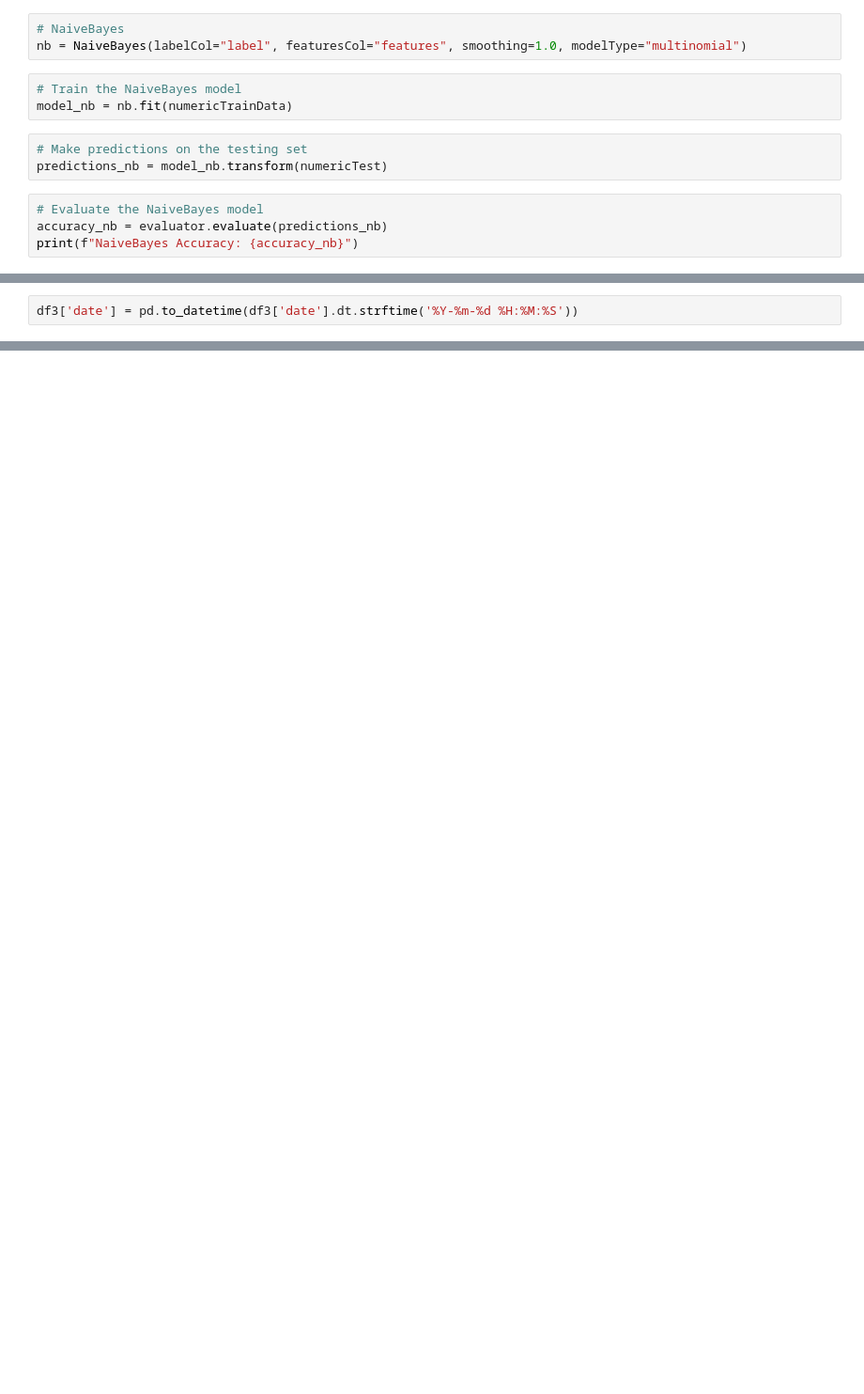
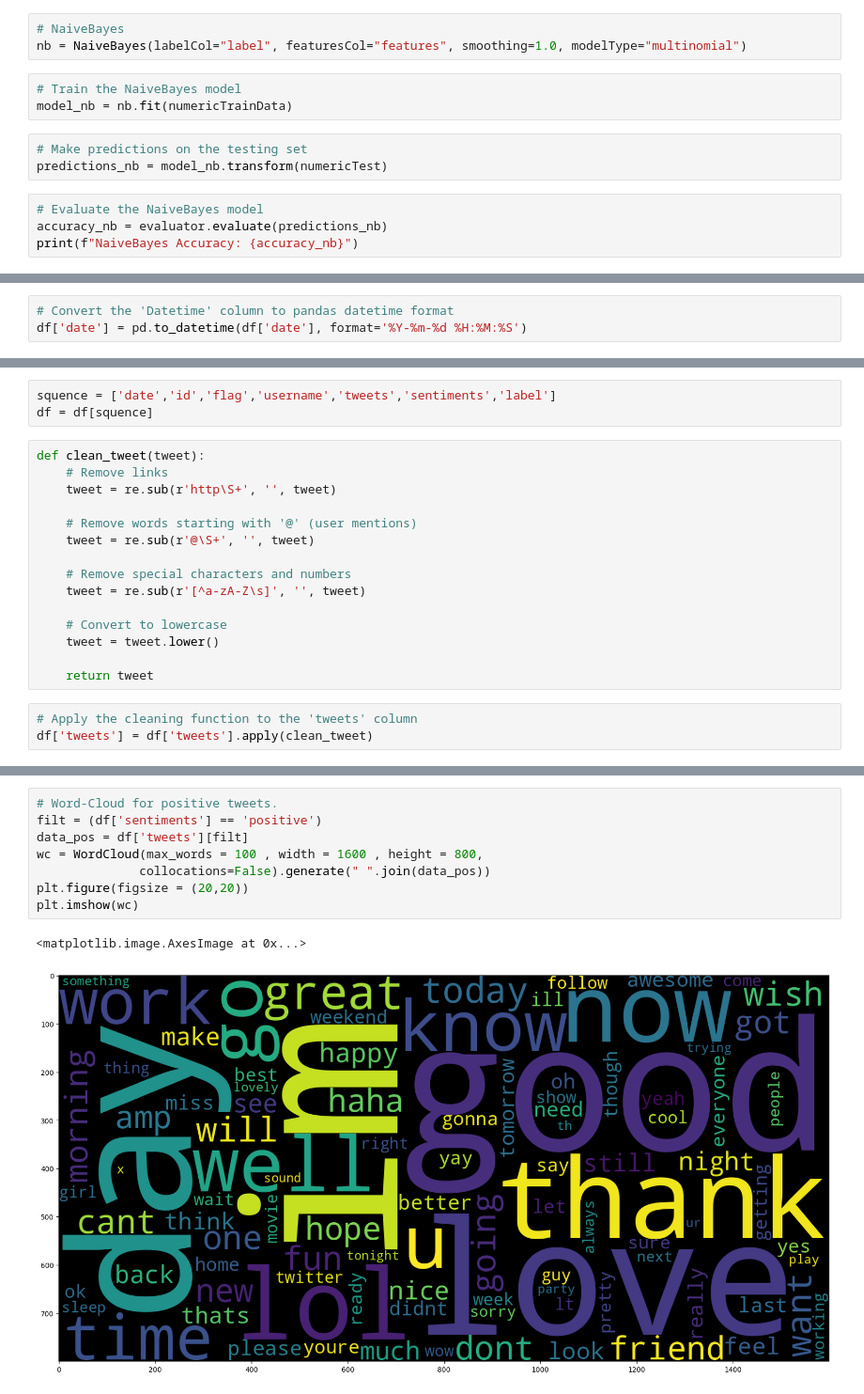
Before and after one commit to muhammadahsan2023/Tweets_Analysis, a Jupyter notebook: tweets_analysis.ipynb, the cells around one changed output, grey strips where cells are left out. Shown at 94% size. Drawn from its saved outputs; the diff is of its cells as text; blank space fills up the shorter version.

```diff
--- a/tweets_analysis.ipynb
+++ b/tweets_analysis.ipynb
@@ -277,2 +327,3 @@ df3
 # %%
-df3['date'] = pd.to_datetime(df3['date'].dt.strftime('%Y-%m-%d %H:%M:%S'))
+# Convert the 'Datetime' column to pandas datetime format
+df['date'] = pd.to_datetime(df['date'], format='%Y-%m-%d %H:%M:%S')
@@ -280,0 +330,21 @@ df3
+# %%
+squence = ['date','id','flag','username','tweets','sentiments','label']
+df = df[squence]
+# %%
+def clean_tweet(tweet):
+    # Remove links
+    tweet = re.sub(r'http\S+', '', tweet)
+
+    # Remove words starting with '@' (user mentions)
+    tweet = re.sub(r'@\S+', '', tweet)
+
+    # Remove special characters and numbers
+    tweet = re.sub(r'[^a-zA-Z\s]', '', tweet)
+
+    # Convert to lowercase
+    tweet = tweet.lower()
+
+    return tweet
+# %%
+# Apply the cleaning function to the 'tweets' column
+df['tweets'] = df['tweets'].apply(clean_tweet)
@@ -280,0 +360,11 @@ df3
+# %%
+# Word-Cloud for positive tweets.
+filt = (df['sentiments'] == 'positive')
+data_pos = df['tweets'][filt]
+wc = WordCloud(max_words = 100 , width = 1600 , height = 800,
+              collocations=False).generate(" ".join(data_pos))
+plt.figure(figsize = (20,20))
+plt.imshow(wc)
+# %% [output]
+<matplotlib.image.AxesImage at 0x...>
+[figure, added]
```
Also changed, not shown: parts of 38 cells of this notebook.
